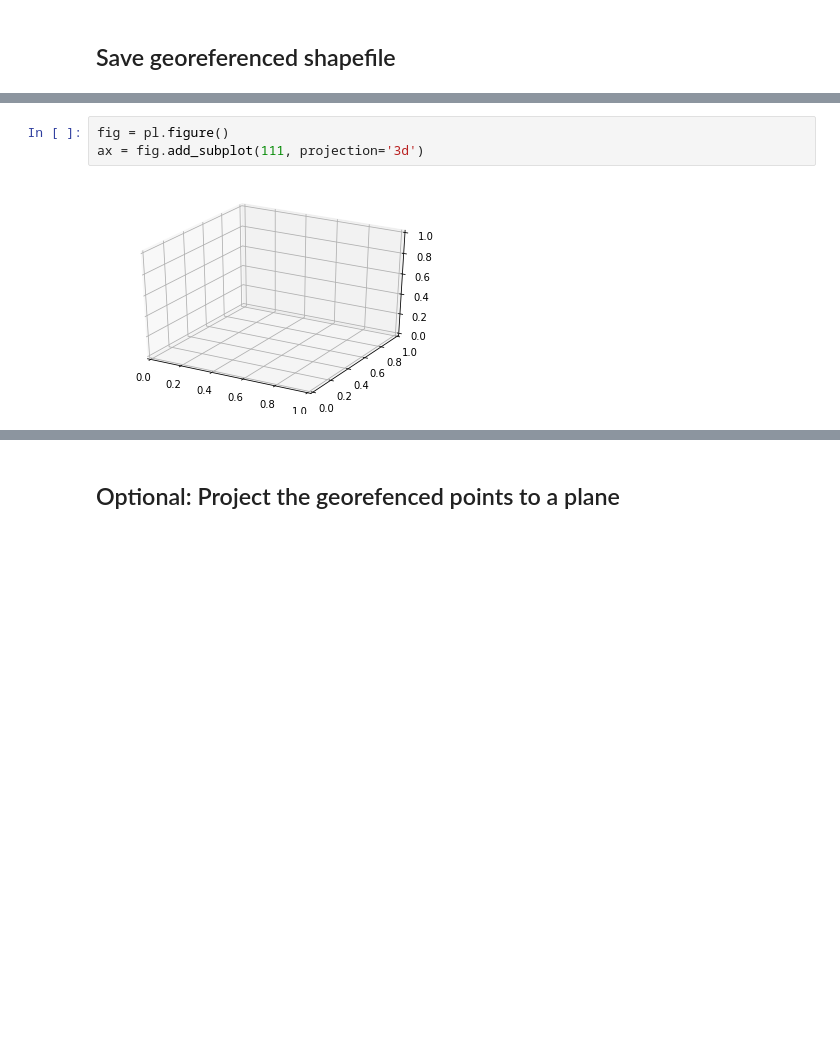
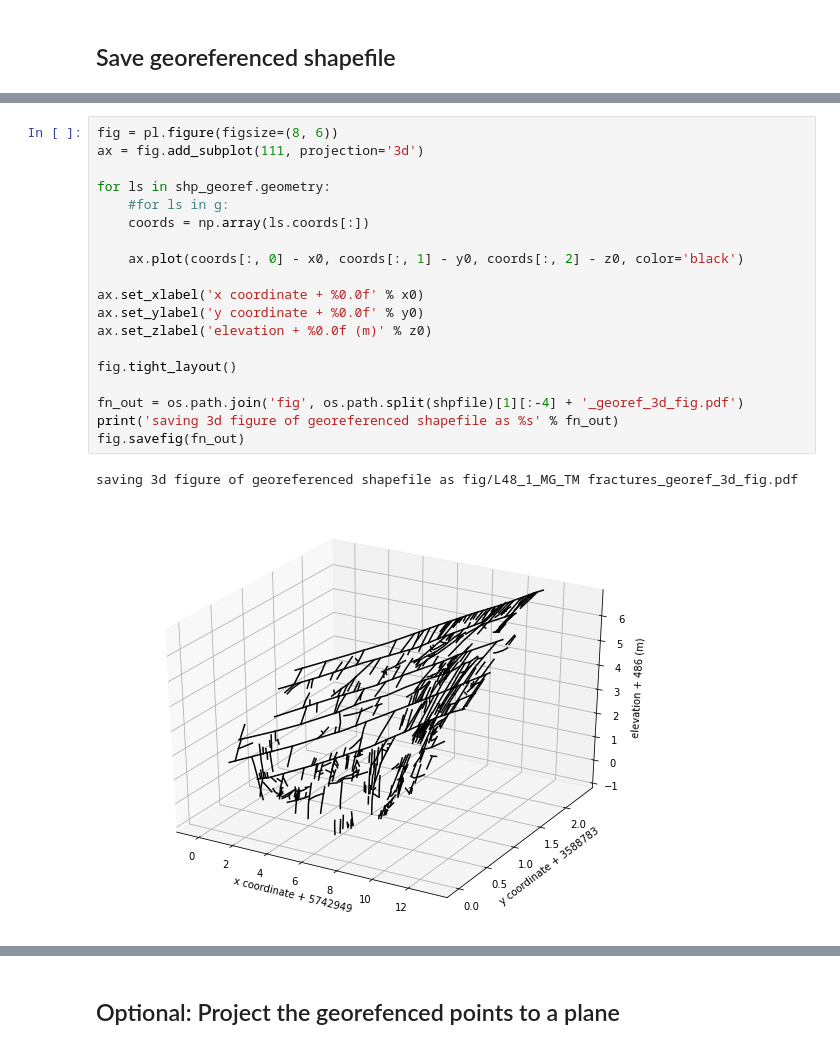
Before and after one commit to ElcoLuijendijk/georef_fracture_traces, a Jupyter notebook: georef_shapefiles.ipynb, the cells around one changed output, grey strips where cells are left out. Saved outputs shown, nothing was run; the diff lists cells and outputs as text; blank space fills up the shorter version.

```diff
--- a/georef_shapefiles.ipynb
+++ b/georef_shapefiles.ipynb
@@ -432,8 +444,25 @@ shp.plot()
 # %% [output]
 <matplotlib.axes._subplots.AxesSubplot at 0x...>
 [figure]
-# %%
-fig = pl.figure()
-ax = fig.add_subplot(111, projection='3d')
-# %% [output]
-[figure, removed]
+# %%
+fig = pl.figure(figsize=(8, 6))
+ax = fig.add_subplot(111, projection='3d')
+
+for ls in shp_georef.geometry:
+    #for ls in g:
+    coords = np.array(ls.coords[:])
+
+    ax.plot(coords[:, 0] - x0, coords[:, 1] - y0, coords[:, 2] - z0, color='black')
+
+ax.set_xlabel('x coordinate + %0.0f' % x0)
+ax.set_ylabel('y coordinate + %0.0f' % y0)
+ax.set_zlabel('elevation + %0.0f (m)' % z0)
+
+fig.tight_layout()
+
+fn_out = os.path.join('fig', os.path.split(shpfile)[1][:-4] + '_georef_3d_fig.pdf')
+print('saving 3d figure of georeferenced shapefile as %s' % fn_out)
+fig.savefig(fn_out)
+# %% [output]
+saving 3d figure of georeferenced shapefile as fig/L48_1_MG_TM fractures_georef_3d_fig.pdf
+[figure, added]
```
Also changed, not shown: parts of 26 cells of this notebook, 6 other files.
